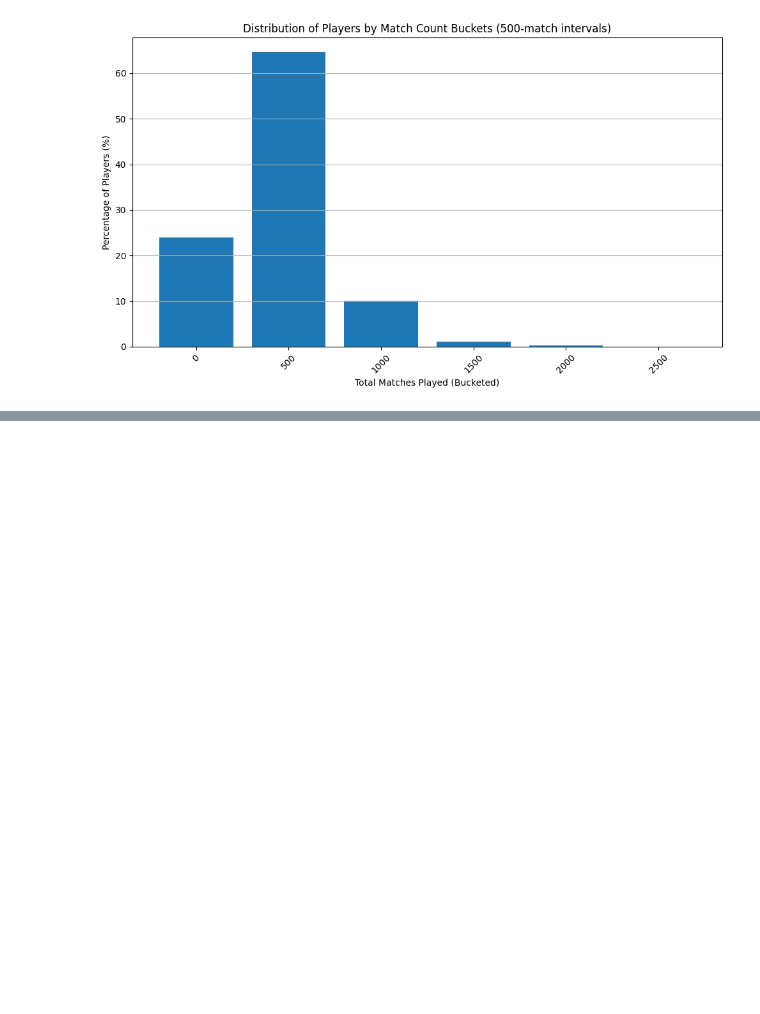
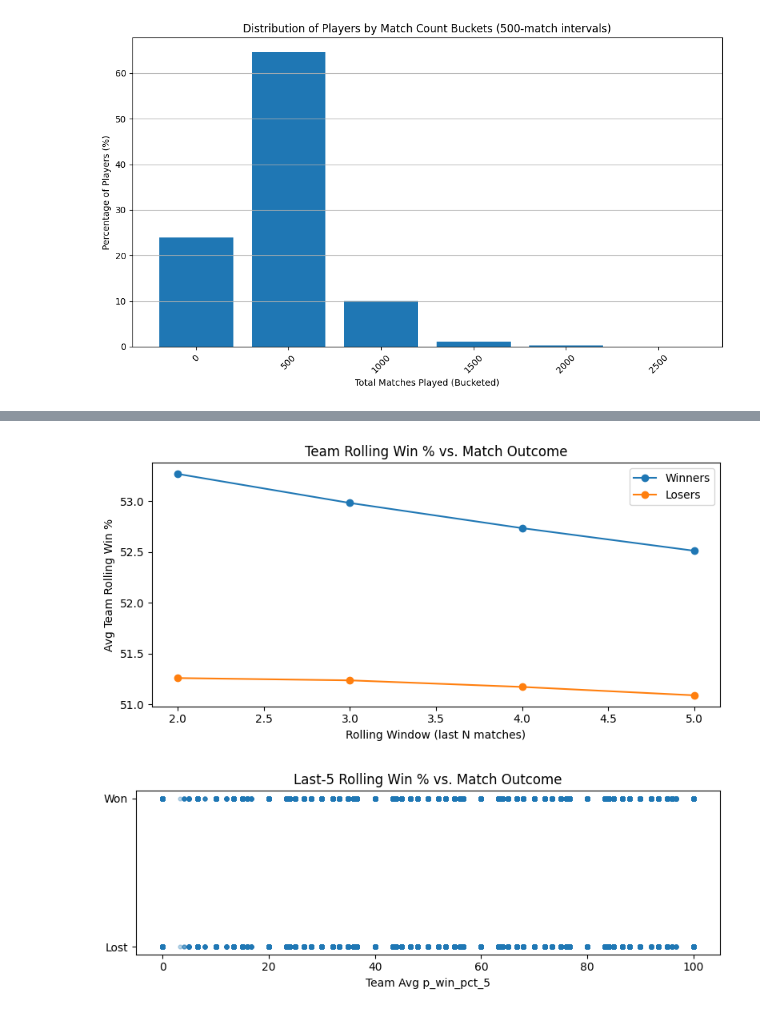
Before and after one commit to mwhittaker1/deadlock_match_prediction, a Jupyter notebook: data_analytics.ipynb, the cells around one changed output, grey strips where cells are left out. Saved outputs shown, nothing was run; the diff lists cells and outputs as text; code cells hidden in the pictures; blank space fills up the shorter version.

```diff
--- a/data_analytics.ipynb
+++ b/data_analytics.ipynb
@@ -298,0 +487,55 @@ plt.show()
+# %%
+# 1. Pull p_win_pct_2–5 from player_trends via match history
+df = con.execute("""
+    SELECT
+      pr.match_id,
+      pm.team,
+      pm.won,
+      pr.p_win_pct_2,
+      pr.p_win_pct_3,
+      pr.p_win_pct_4,
+      pr.p_win_pct_5
+    FROM player_rolling_stats AS pr
+    JOIN player_matches_history AS pm
+      USING (account_id, match_id)
+""").df()
+
+# 2. Aggregate to team level
+df_team = (
+    df
+    .groupby(['match_id','team'], as_index=False)
+    .agg(
+        team_w2 = ('p_win_pct_2','mean'),
+        team_w3 = ('p_win_pct_3','mean'),
+        team_w4 = ('p_win_pct_4','mean'),
+        team_w5 = ('p_win_pct_5','mean'),
+        team_won= ('won',       'max'),
+    )
+)
+
+# 3a. Line plot of avg rolling win‐% (2→5) winners vs losers
+windows = [2,3,4,5]
+win_means  = [df_team.loc[df_team.team_won==1, f'team_w{n}'].mean() for n in windows]
+lose_means = [df_team.loc[df_team.team_won==0, f'team_w{n}'].mean() for n in windows]
+
+plt.figure(figsize=(8,4))
+plt.plot(windows, win_means,  marker='o', label='Winners')
+plt.plot(windows, lose_means, marker='o', label='Losers')
+plt.xlabel('Rolling Window (last N matches)')
+plt.ylabel('Avg Team Rolling Win %')
+plt.title('Team Rolling Win % vs. Match Outcome')
+plt.legend()
+plt.tight_layout()
+plt.show()
+
+# 3b. Scatter of last‐5 window vs outcome
+plt.figure(figsize=(8,3))
+plt.scatter(df_team.team_w5, df_team.team_won, alpha=0.3, s=12)
+plt.yticks([0,1], ['Lost','Won'])
+plt.xlabel('Team Avg p_win_pct_5')
+plt.title('Last-5 Rolling Win % vs. Match Outcome')
+plt.tight_layout()
+plt.show()
+# %% [output]
+[figure, added]
+[figure, added]
```
Also changed, not shown: parts of 13 cells of this notebook, 2 other files.
